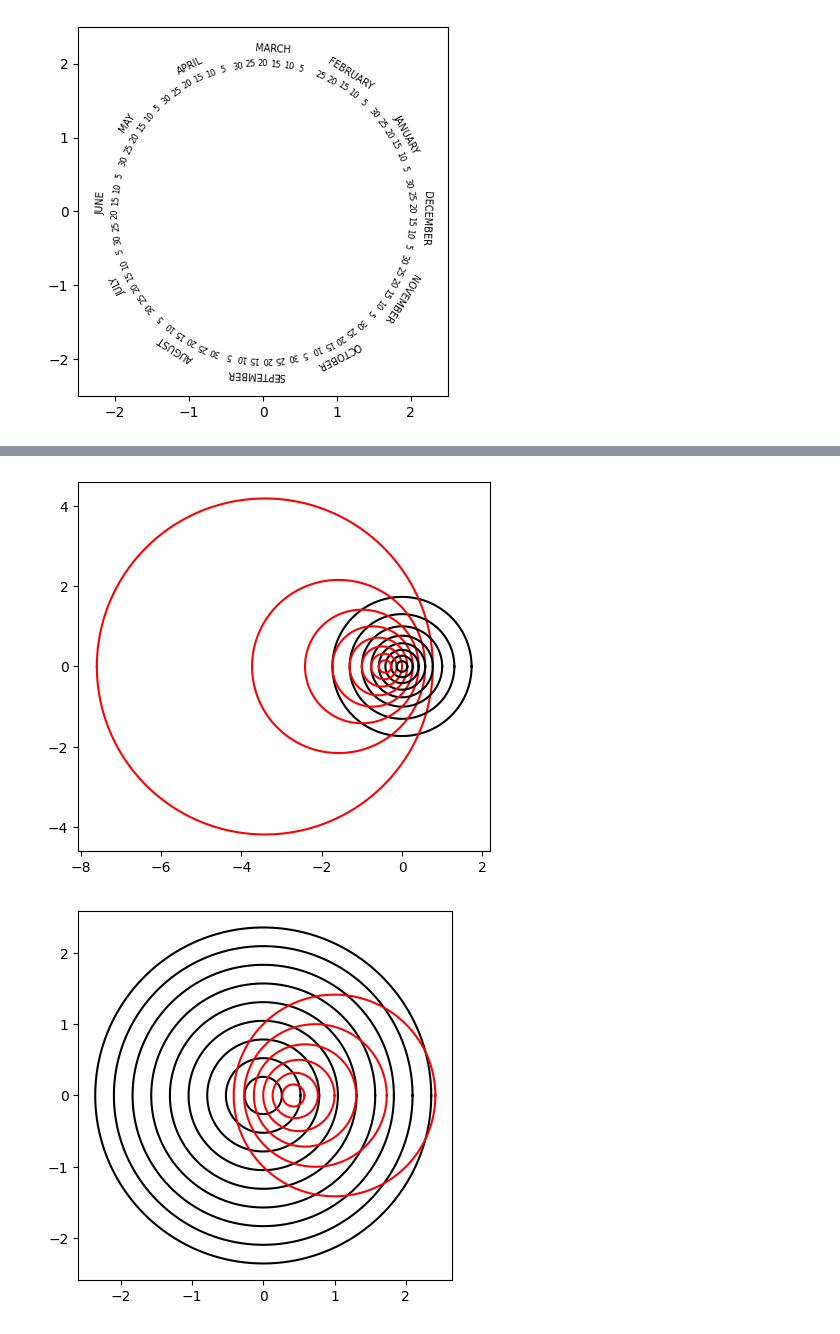
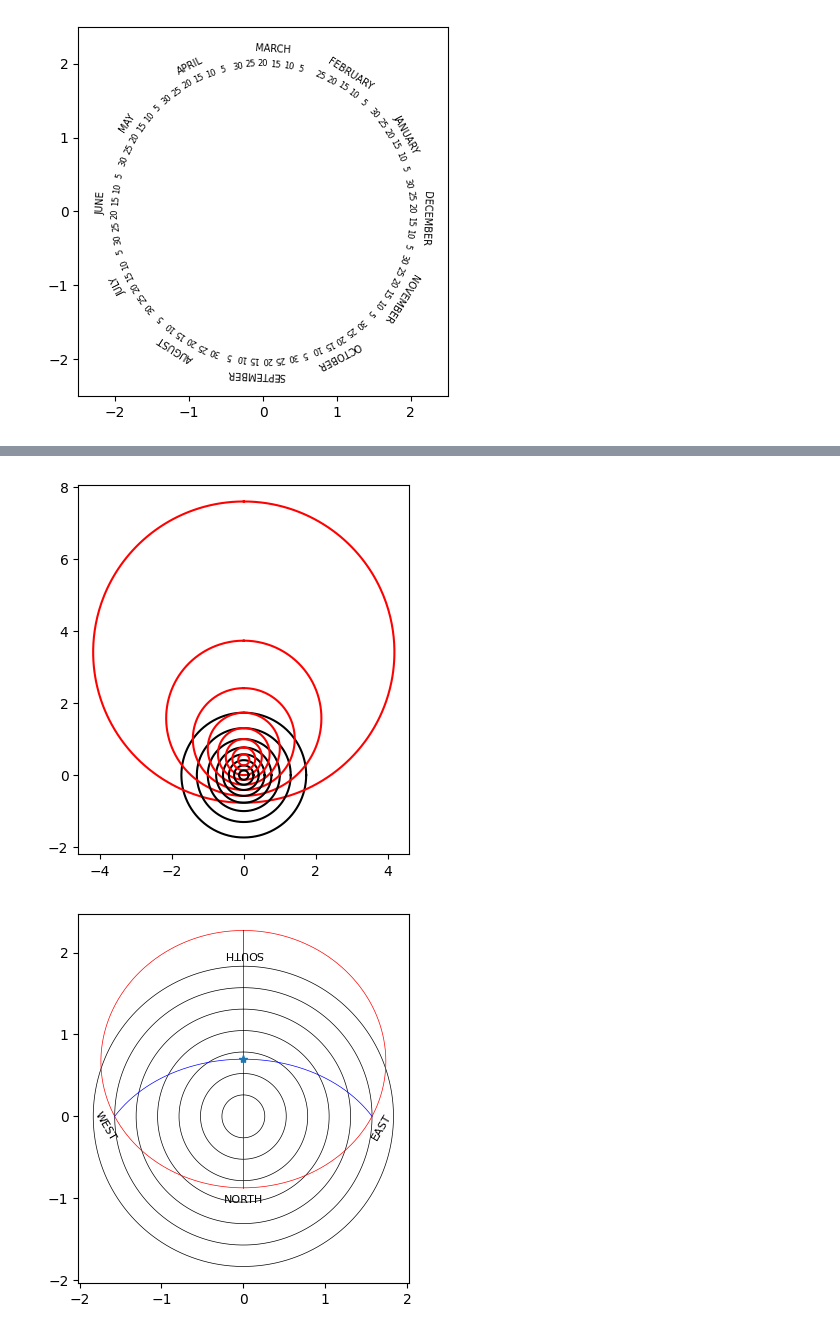
Before and after one commit to Giacomo-Menegatti/HARey_constellations_cards, a Jupyter notebook: astrolabe.ipynb, the cells around one changed output, grey strips where cells are left out. Saved outputs shown, nothing was run; the diff lists cells and outputs as text; code cells hidden in the pictures.

Commit message:
Fixed map orientation with my function, made azimutal projection

```diff
--- a/astrolabe.ipynb
+++ b/astrolabe.ipynb
@@ -107,6 +107,7 @@ def cart2sph(v):
 def stereo_polar(lat, long):
     lat, long = np.deg2rad(lat), np.deg2rad(long)
     r = np.tan(np.pi/4-lat/2)
+
     return (r*np.cos(long), r*np.sin(long))
 
 def stereo_centered(lat, long, lat0, long0):
@@ -116,7 +117,9 @@ def stereo_centered(lat, long, lat0, long0):
     # Rotate the spherical coordinates
     R = np.matmul(Ry(lat0-np.pi/2), Rz(-long0))
     x,y,z = sph2cart(long, lat)
-    x,y,z = np.dot(R, np.array((x,y,z)))
+    x,y,z = np.dot(R, (x,y,z))
 
     # As the values are already in cartesian form, the stereo projection becomes (x/(z+1), y/(z+1))
-    return (x/(z+1), y/(z+1))
+    # This map has x-positive towards south, y-positive towards west
+    # I rotate the plot to have y-positive towards north
+    return (-y/(z+1), -x/(z+1))
@@ -155,12 +163,13 @@ for theta in range(-30,90,15):
 ax.set_aspect('equal')
 plt.show()
 # %% [output]
-[figure, old version]
+[figure, new version]
 # %%
 def azimutal_polar(lat, long):
     lat, long = np.deg2rad(lat), np.deg2rad(long)
     azimut_radius = np.pi/2-lat
-    return (azimut_radius*np.cos(long), azimut_radius*np.sin(long))
+    x, y = azimut_radius*np.cos(long), azimut_radius*np.sin(long)
+    return -y, x
 
 def project_mask(lat, long, lat0, mode='azimuth'):
     lat, long = np.deg2rad(lat), np.deg2rad(long)
@@ -179,19 +188,39 @@ def project_mask(lat, long, lat0, mode='azimuth'):
         x,y,z = X
         x, y = x/(z+1), y/(z+1)
 
-    return x,y
+    return -y, x
 # %%
 fig, ax = plt.subplots()
 phi = np.linspace(0,360,1000)
-for theta in range(-45,90,15):
+for theta in range(-15,90,15):
     x,y = azimutal_polar(np.full(1000, theta), phi)
-    ax.plot(x,y, color='k')
+    ax.plot(x,y, color='k', lw=0.5)
 
-for theta in range(0,90,15):
-    x,y = project_mask(np.full(1000, theta), phi, 45, mode='stereo')
-    ax.plot(x,y, color='r')
+for theta in range(0,1):
+    x,y = project_mask(np.full(1000, theta), phi, 50, mode='azimuth')
+    ax.plot(x,y, color='r', lw=0.5)
+
+for phi in range(0,360,90):
+    x,y = project_mask(np.linspace(0,90,1000), np.full(1000, phi), 50, mode='azimuth')
+    ax.plot(x,y, color='b', lw = 0.5)
+
+x,y = project_mask(90,0,50)
+ax.plot(x,y,'*')
+
+# Plot east and west markers
+for name, pos in zip(['EAST', 'WEST'], [-90,90]):
+    x,y = project_mask((-5, -5),(pos+1,pos-1), 50)
+    angle = np.rad2deg(np.arctan2(y[1]-y[0], x[1]-x[0]))
+    ax.text(np.mean(x), np.mean(y), name, ha='center', va='top', rotation = angle + np.sign(angle)*180, rotation_mode='anchor', fontsize=8)
+
+x,y = project_mask(-5,180, 50)
+ax.text(x,y, 'NORTH', ha='center', va='top', rotation = 0, rotation_mode='anchor', fontsize=8)
+
+x,y = azimutal_polar(-20,0)
+ax.text(x,y, 'SOUTH', ha='center', va='top', rotation = 180, rotation_mode='anchor', fontsize=8)
+
 
 ax.set_aspect('equal')
 plt.show()
 # %% [output]
-[figure, old version]
+[figure, new version]
```
Also changed, not shown: parts of 7 cells of this notebook.
